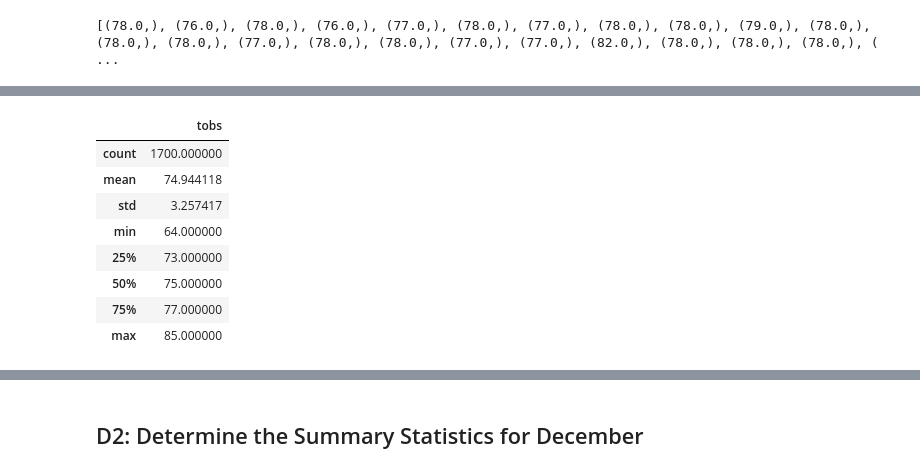
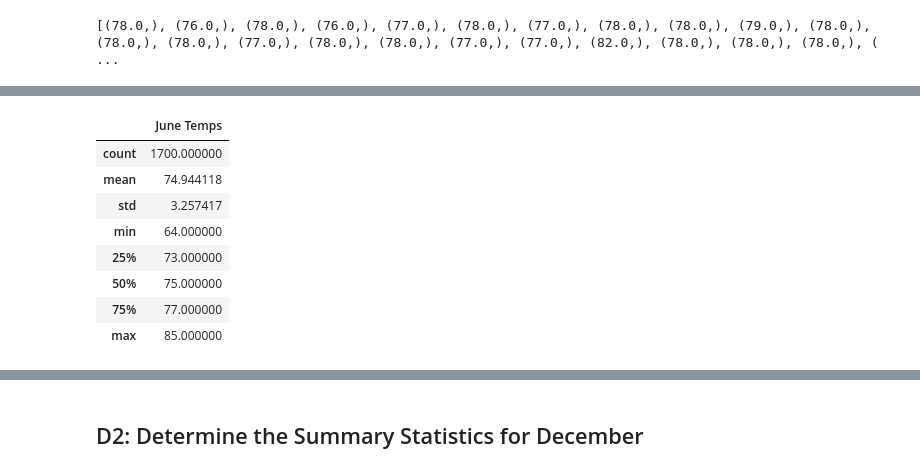
Before and after one commit to Kun-kz/Surfs_Up, a Jupyter notebook: SurfsUp_Challenge.ipynb, the cells around one changed output, grey strips where cells are left out. Drawn from its saved outputs; the diff is of its cells as text; code cells hidden in the pictures.

```diff
--- a/SurfsUp_Challenge.ipynb
+++ b/SurfsUp_Challenge.ipynb
@@ -29,16 +29,16 @@ session = Session(engine)
 from sqlalchemy import extract
 
 # 2. Write a query that filters the Measurement table to retrieve the temperatures for the month of June.
-results = session.query(Measurement.tobs).filter(extract('month', Measurement.date)==6).all()
+results_Jun = session.query(Measurement.tobs).filter(extract('month', Measurement.date)==6).all()
 
-print(results)
+print(results_Jun)
 # %% [output]
 [(78.0,), (76.0,), (78.0,), (76.0,), (77.0,), (78.0,), (77.0,), (78.0,), (78.0,), (79.0,), (78.0,), (78.0,), (78.0,), (77.0,), (78.0,), (78.0,), (77.0,), (77.0,), (82.0,), (78.0,), (78.0,), (78.0,), ( ...
 # %%
 #  3. Convert the June temperatures to a list.
-results_list = list(np.ravel(results))
+results_Jun_list = list(np.ravel(results_Jun))
 # %%
 # 4. Create a DataFrame from the list of temperatures for the month of June.
-df = pd.DataFrame(results_list, columns=['tobs'])
-print(df)
+df_Jun = pd.DataFrame(results_Jun_list, columns=['June Temps'])
+print(df_Jun)
 # %% [output]
@@ -58,9 +58,9 @@ print(df)
 [1700 rows x 1 columns]
 # %%
 # 5. Calculate and print out the summary statistics for the June temperature DataFrame.
-df.describe()
+df_Jun.describe()
 # %% [output]
-|  | tobs |
+|  | June Temps |
 | count | 1700.000000 |
 | mean | 74.944118 |
 | std | 3.257417 |
```
Also changed, not shown: parts of 15 cells of this notebook, 7 other files.
